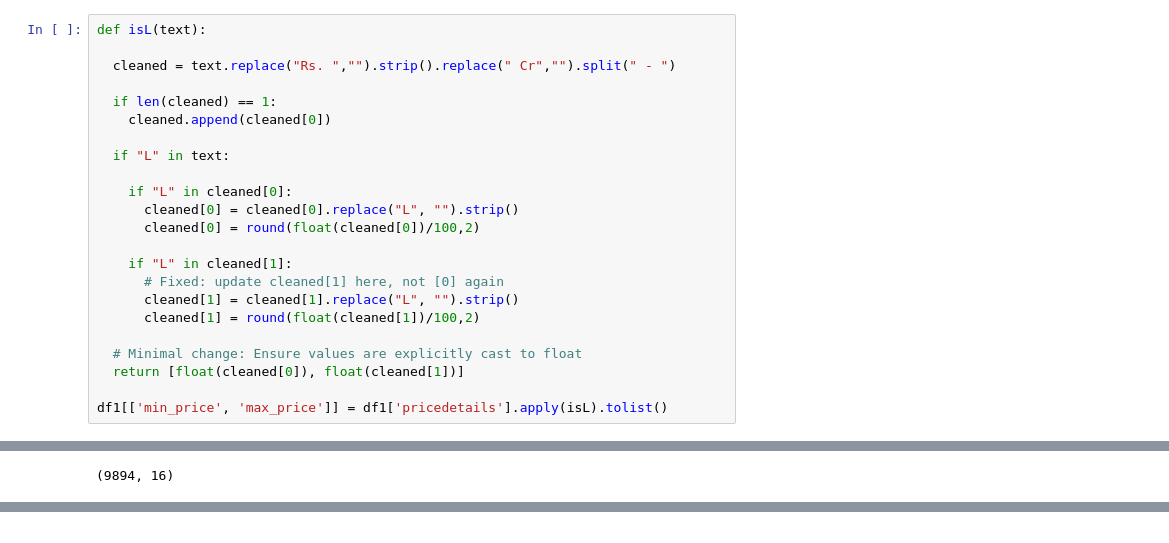
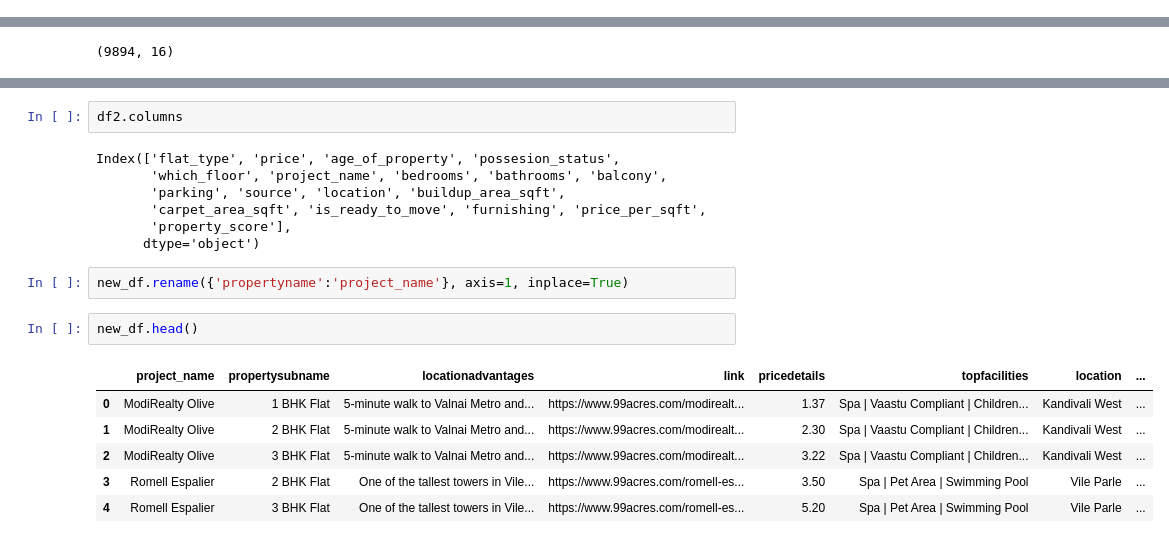
Before and after one commit to ShlokBagwe/Realytics-End-to-End-Real-Estate-Intelligence-Platform, a Jupyter notebook: Pre-Processing/Real_Estate_Data_Merge.ipynb, the cells around one changed output, grey strips where cells are left out. Cells and saved outputs as stored; diff of their text form.

```diff
--- a/Pre-Processing/Real_Estate_Data_Merge.ipynb
+++ b/Pre-Processing/Real_Estate_Data_Merge.ipynb
@@ -108,26 +108,3 @@ df1.head()
 | 2 | Satellite Aristia | 1, 2 BHK Flat | Exclusive rooftop swimming pool w... | https://www.99acres.com/satellite... | Rs. 1.49 - 2.21 Cr | Swimming Pool | Rooftop Amenities | [1, 2] |
 | 3 | One Meraki | 2, 3, 4 BHK Flat | 21,686 sq. ft. sky garden with an... | https://www.99acres.com/one-merak... | Rs. 3.38 - 8.97 Cr | Pet Area | Park / Garden | Roofto... | [2, 3, 4] |
 | 4 | Domain | 1, 2 BHK Flat | Unique rooftop Astro deck for sta... | https://www.99acres.com/domain-go... | Rs. 83 L - 1.39 Cr | Rooftop Amenities | Party Area | [1, 2] |
-# %%
-def isL(text):
-
-  cleaned = text.replace("Rs. ","").strip().replace(" Cr","").split(" - ")
-
-  if len(cleaned) == 1:
-    cleaned.append(cleaned[0])
-
-  if "L" in text:
-
-    if "L" in cleaned[0]:
-      cleaned[0] = cleaned[0].replace("L", "").strip()
-      cleaned[0] = round(float(cleaned[0])/100,2)
-
-    if "L" in cleaned[1]:
-      # Fixed: update cleaned[1] here, not [0] again
-      cleaned[1] = cleaned[1].replace("L", "").strip()
-      cleaned[1] = round(float(cleaned[1])/100,2)
-
-  # Minimal change: Ensure values are explicitly cast to float
-  return [float(cleaned[0]), float(cleaned[1])]
-
-df1[['min_price', 'max_price']] = df1['pricedetails'].apply(isL).tolist()
@@ -429,0 +519,20 @@ df2.shape
+# %%
+df2.columns
+# %% [output]
+Index(['flat_type', 'price', 'age_of_property', 'possesion_status',
+       'which_floor', 'project_name', 'bedrooms', 'bathrooms', 'balcony',
+       'parking', 'source', 'location', 'buildup_area_sqft',
+       'carpet_area_sqft', 'is_ready_to_move', 'furnishing', 'price_per_sqft',
+       'property_score'],
+      dtype='object')
+# %%
+new_df.rename({'propertyname':'project_name'}, axis=1, inplace=True)
+# %%
+new_df.head()
+# %% [output]
+|  | project_name | propertysubname | locationadvantages | link | pricedetails | topfacilities | location | ... |
+| 0 | ModiRealty Olive | 1 BHK Flat | 5-minute walk to Valnai Metro and... | https://www.99acres.com/modirealt... | 1.37 | Spa | Vaastu Compliant | Children... | Kandivali West | ... |
+| 1 | ModiRealty Olive | 2 BHK Flat | 5-minute walk to Valnai Metro and... | https://www.99acres.com/modirealt... | 2.30 | Spa | Vaastu Compliant | Children... | Kandivali West | ... |
+| 2 | ModiRealty Olive | 3 BHK Flat | 5-minute walk to Valnai Metro and... | https://www.99acres.com/modirealt... | 3.22 | Spa | Vaastu Compliant | Children... | Kandivali West | ... |
+| 3 | Romell Espalier | 2 BHK Flat | One of the tallest towers in Vile... | https://www.99acres.com/romell-es... | 3.50 | Spa | Pet Area | Swimming Pool | Vile Parle | ... |
+| 4 | Romell Espalier | 3 BHK Flat | One of the tallest towers in Vile... | https://www.99acres.com/romell-es... | 5.20 | Spa | Pet Area | Swimming Pool | Vile Parle | ... |
```
Also changed, not shown: parts of 35 cells of this notebook.
